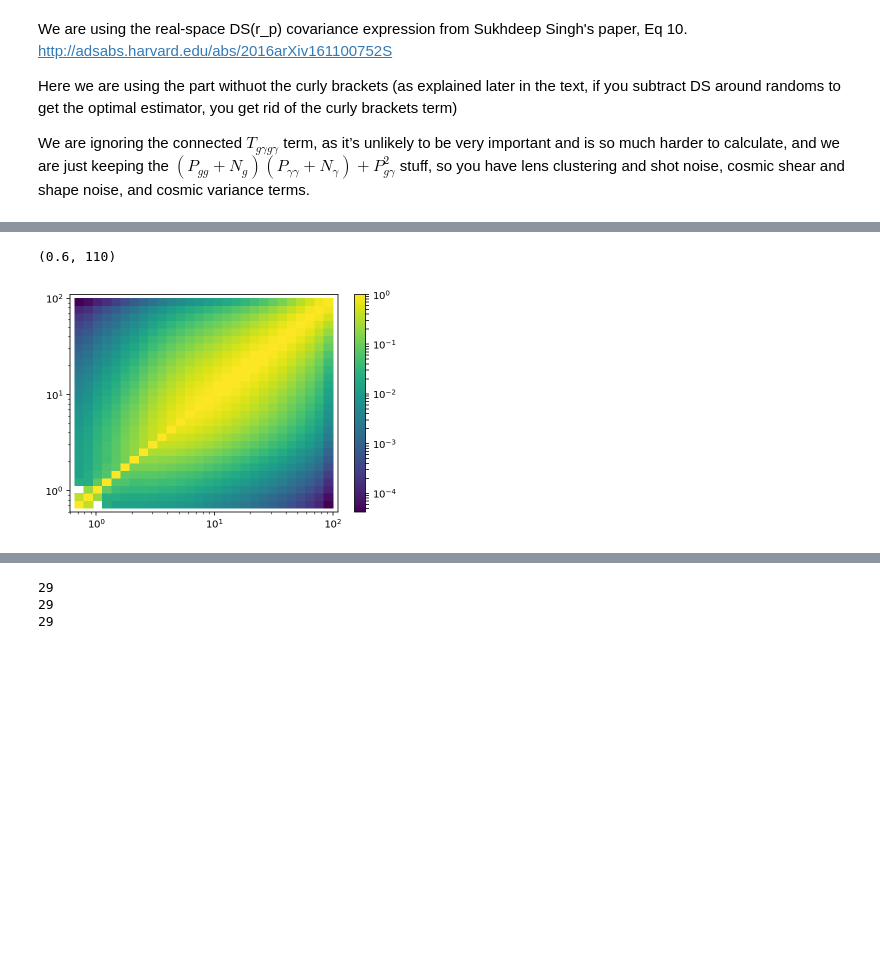
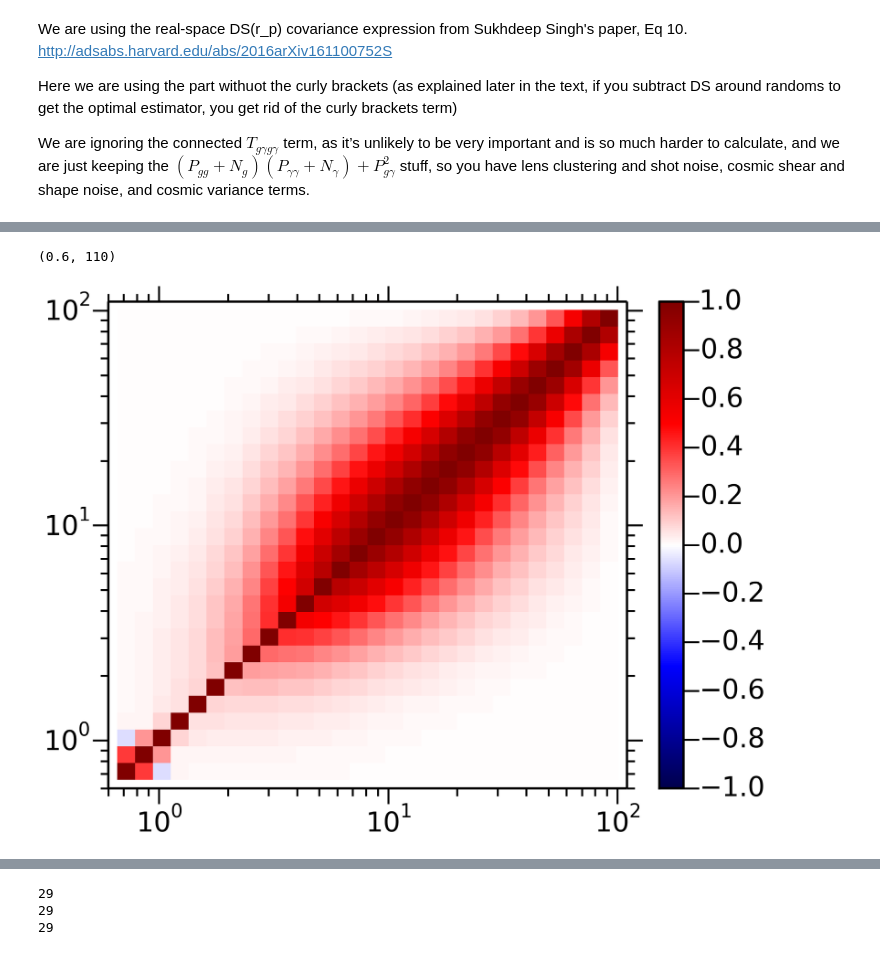
Before and after one commit to cosmodesi/c3dev, a Jupyter notebook: LensingErrors/get_lensing_errors.ipynb, the cells around one changed output, grey strips where cells are left out. Saved outputs shown, nothing was run; the diff lists cells and outputs as text; code cells hidden in the pictures; blank space fills up the shorter version.

```diff
--- a/LensingErrors/get_lensing_errors.ipynb
+++ b/LensingErrors/get_lensing_errors.ipynb
@@ -264,13 +257,13 @@ plt.ylabel(r'$\Delta\Sigma$')
 # %%
-plt.pcolor(r_re,r_re,corr,norm=colors.LogNorm())
+plt.pcolor(r_re,r_re,corr,vmin=-1,vmax=1,cmap='seismic')
 plt.colorbar()
 plt.xscale('log')
 plt.yscale('log')
 plt.xlim(HT.rmin,HT.rmax)
 plt.ylim(HT.rmin,HT.rmax)
 # %% [output]
 (0.6, 110)
-[figure, old version]
+[figure, new version]
 # %%
 #compute signal to noise
 cov_inv=np.linalg.inv(cov_final)
```
Also changed, not shown: parts of 10 cells of this notebook.
